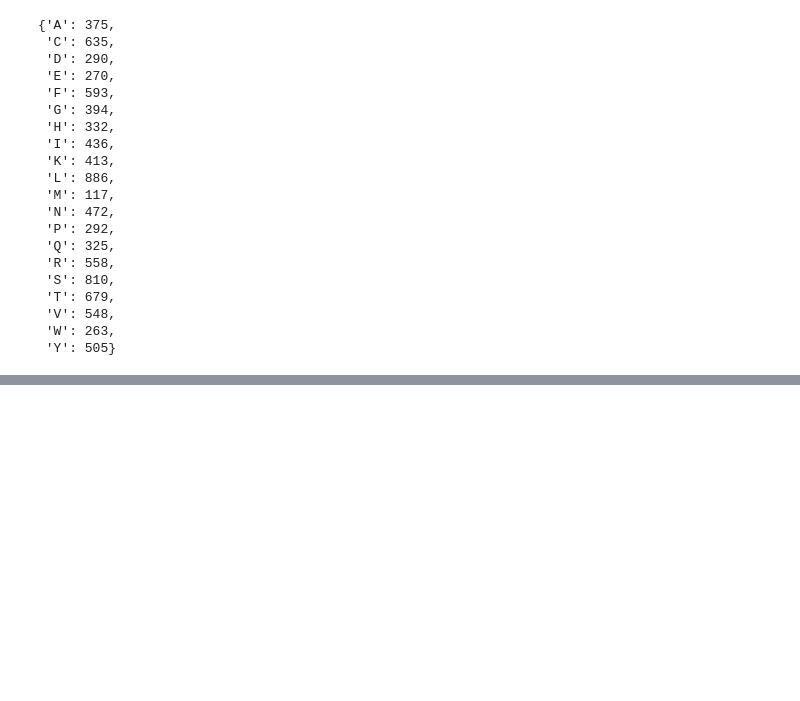
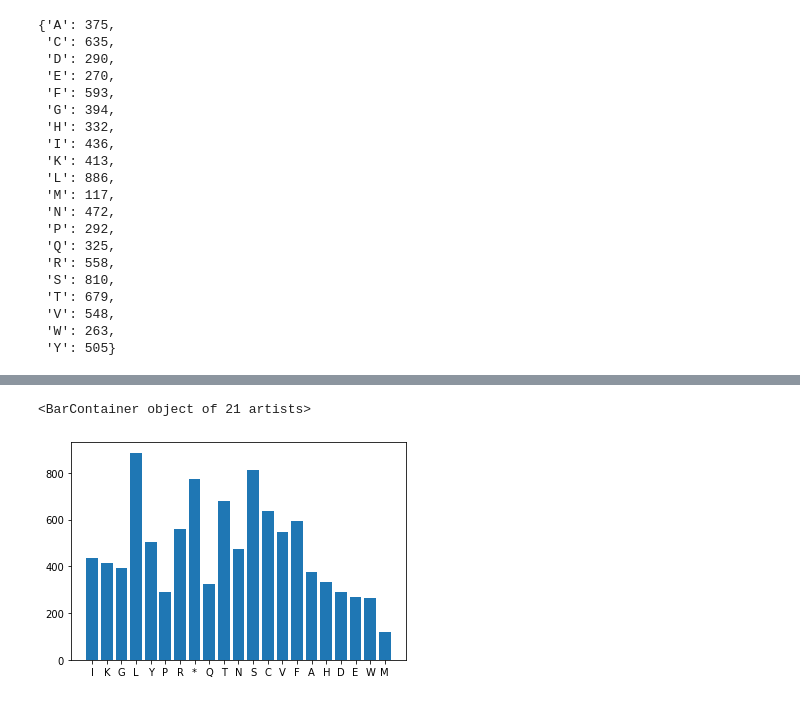
Before and after one commit to lukexyz/DNA-Toolbox, a Jupyter notebook: notebooks/02-SequenceComparison.ipynb, the cells around one changed output, grey strips where cells are left out. Saved outputs shown, nothing was run; the diff lists cells and outputs as text; code cells hidden in the pictures; blank space fills up the shorter version.

Commit message:
add nucleotide plotting function to compare COVID and SARS

```diff
--- a/notebooks/02-SequenceComparison.ipynb
+++ b/notebooks/02-SequenceComparison.ipynb
@@ -376,0 +375,7 @@ df[['name', 'len', 'gc_content', 'proteins']]
+# %%
+# Method 2
+from collections import Counter
+
+# Find the Amino Acid Frequency
+df['aa_freq'] = df.seq.apply(lambda s: Counter(s.translate()))
+df
@@ -376,0 +404,8 @@ df[['name', 'len', 'gc_content', 'proteins']]
+# %%
+# Plot the Amino Acids
+
+aa = df[df.name=='COVID19'].aa_freq.values[0]
+plt.bar(aa.keys(), aa.values())
+# %% [output]
+<BarContainer object of 21 artists>
+[figure, added]
```
Also changed, not shown: parts of 17 cells of this notebook.
